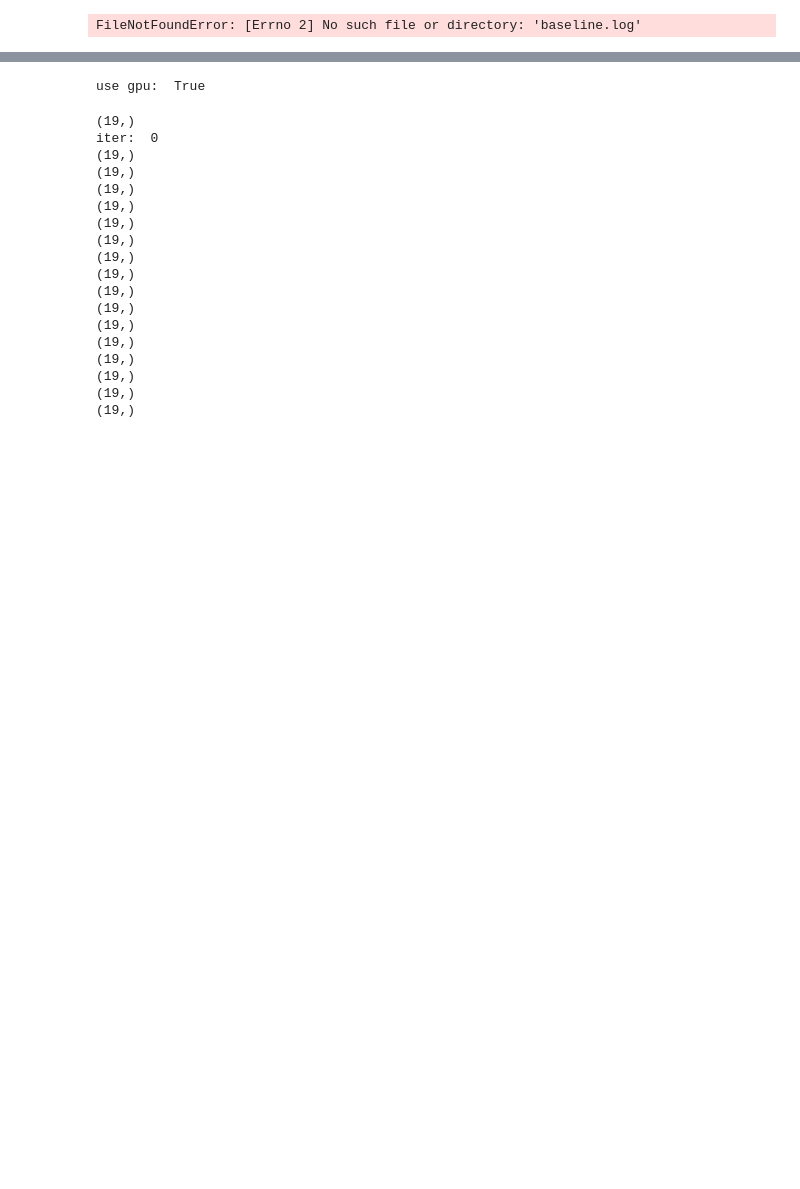
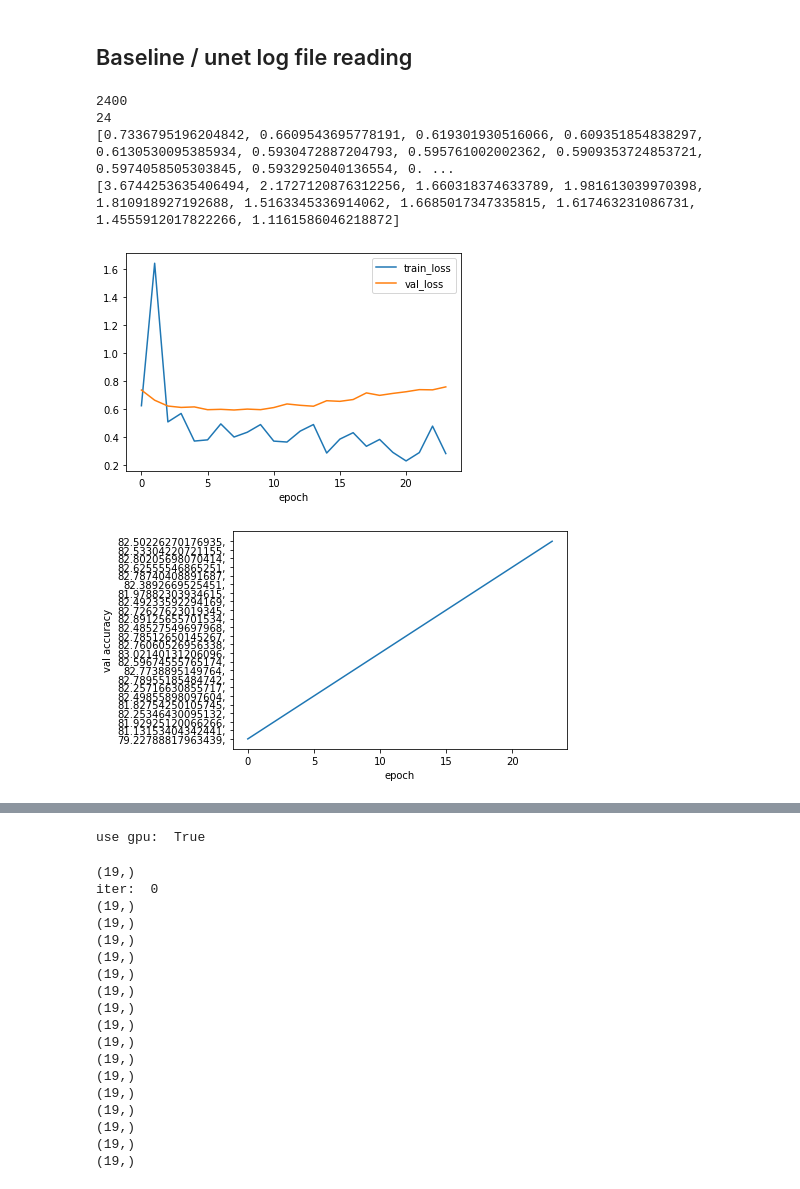
Before and after one commit to pkhorram/Semantic-Segmentation-Pytorch-, a Jupyter notebook: Testing and Plots.ipynb, the cells around one changed output, grey strips where cells are left out. Cells and saved outputs as stored; diff of their text form; code cells hidden in the pictures; blank space fills up the shorter version.

```diff
--- a/Testing and Plots.ipynb
+++ b/Testing and Plots.ipynb
@@ -14,18 +14,25 @@ import pickle
 import numpy as np
 from tqdm import tqdm
 import gc
+# %% [markdown]
+## Baseline / unet log file reading
 # %%
-f = open('baseline.log', 'r')
+f = open('unet.log', 'r')
 
 train_losses = []
 val_losses = []
 train_losses_epoch = []
+val_accs = []
 
-for line in [x.rstrip('\n') for x in f.readlines()]:
+lines = [x.rstrip('\n') for x in f.readlines()]
+
+for line in lines[2392:]:
+# for line in lines:
     temp = line.split()
     if temp[0].startswith('epoch'):
-        if len(temp) == 19: # Validation
+        if len(temp) > 17: # Validation
             val_losses.append(temp[9])
+            val_accs.append(temp[12])
             train_losses_epoch.append(temp[6])
         elif len(temp) == 4:
             train_losses.append(temp[3])
@@ -39,19 +46,28 @@ print(len(val_losses))
 print(val_losses)
 print(train_losses[:10])
 # %% [output]
-FileNotFoundError: [Errno 2] No such file or directory: 'baseline.log'
+2400
+24
+[0.7336795196204842, 0.6609543695778191, 0.619301930516066, 0.609351854838297, 0.6130530095385934, 0.5930472887204793, 0.595761002002362, 0.5909353724853721, 0.5974058505303845, 0.5932925040136554, 0. ...
+[3.6744253635406494, 2.1727120876312256, 1.660318374633789, 1.981613039970398, 1.810918927192688, 1.5163345336914062, 1.6685017347335815, 1.617463231086731, 1.4555912017822266, 1.1161586046218872]
 # %%
-plt.plot(train_losses)
-plt.xlabel('epoch')
-plt.ylabel('train loss')
-plt.show()
-
-plt.plot(val_losses)
-plt.xlabel('epoch')
-plt.ylabel('val loss')
-plt.show()
+# plt.plot(train_losses)
+# plt.xlabel('epoch')
+# plt.ylabel('train loss')
+# plt.show()
 
 plt.plot(train_losses_epoch)
 plt.xlabel('epoch')
-plt.ylabel('train loss per epoch')
+
+plt.plot(val_losses)
+
+plt.legend(['train_loss', 'val_loss'])
 plt.show()
+
+plt.plot(val_accs)
+plt.xlabel('epoch')
+plt.ylabel('val accuracy')
+plt.show()
+# %% [output]
+[figure, added]
+[figure, added]
```
Also changed, not shown: parts of 2 cells of this notebook, 1 other file.
